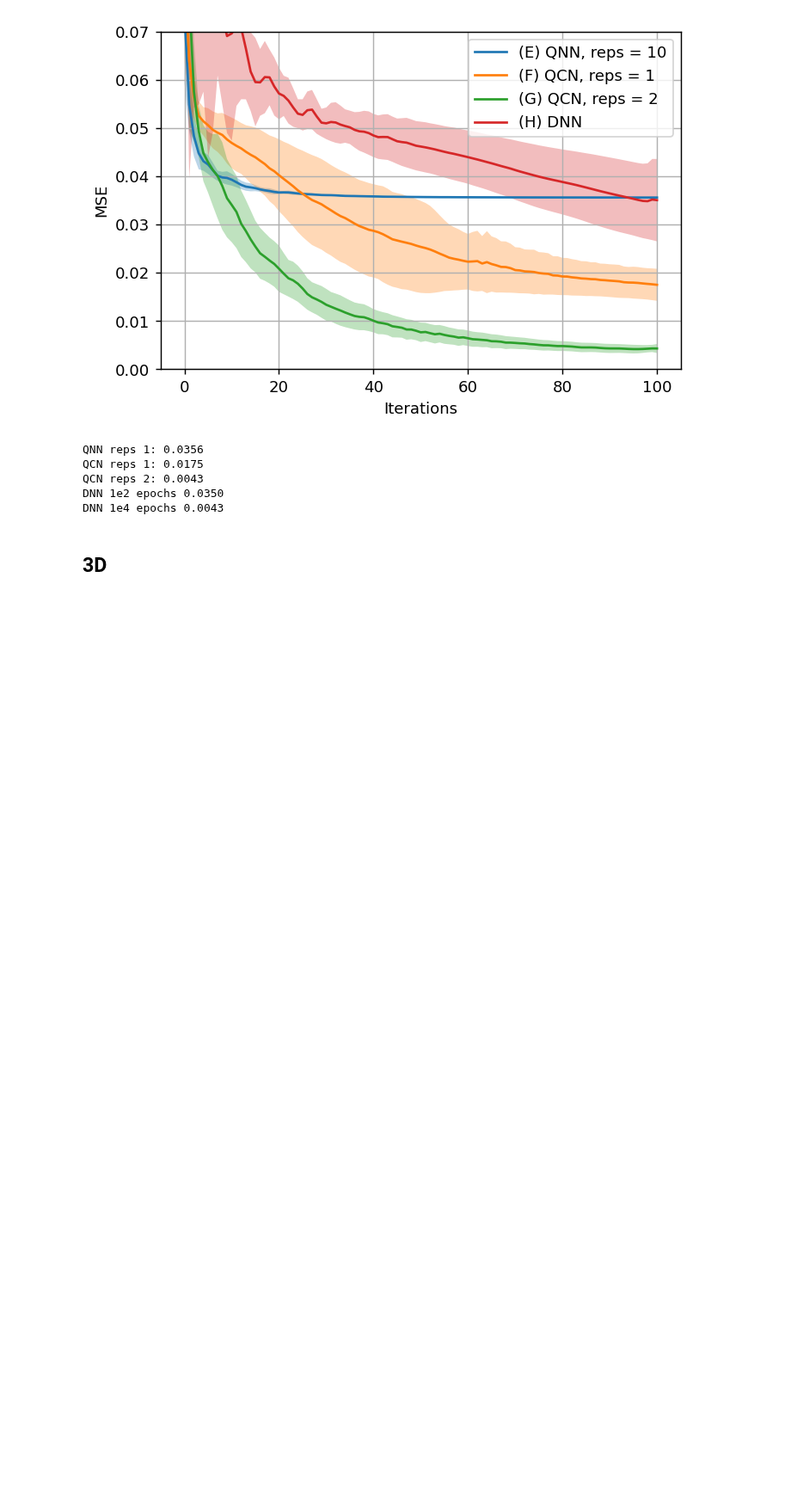
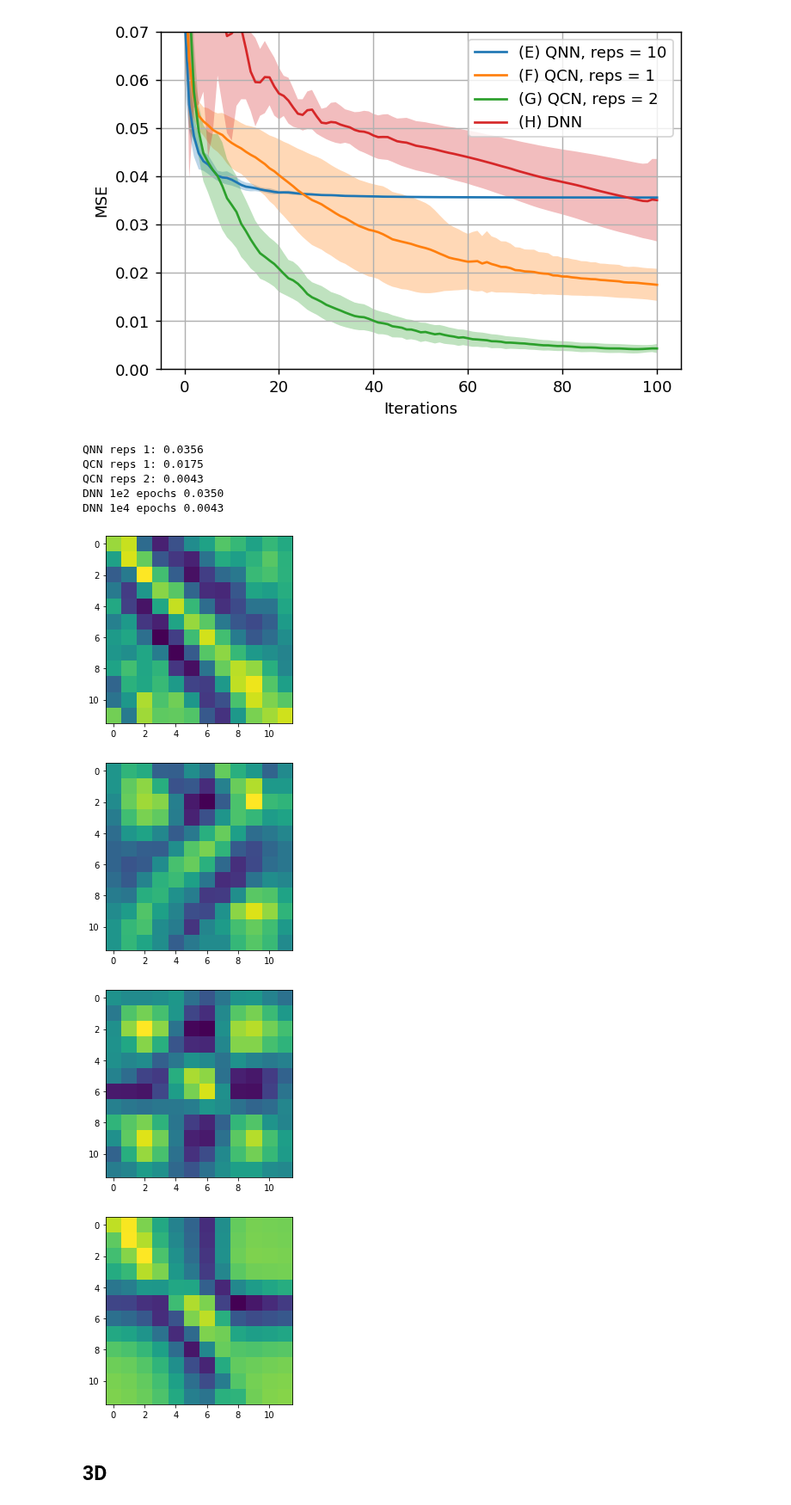
Before and after one commit to KristianWold/Master-Thesis, a Jupyter notebook: notebooks/analysis/Trainability, Analysis.ipynb, the cells around one changed output. Shown at 86% size. Cells and saved outputs as stored; diff of their text form; code cells hidden in the pictures; blank space fills up the shorter version.

```diff
--- a/notebooks/analysis/Trainability, Analysis.ipynb
+++ b/notebooks/analysis/Trainability, Analysis.ipynb
@@ -179,6 +179,25 @@ QCN reps 1: 0.0175
 QCN reps 2: 0.0043
 DNN 1e2 epochs 0.0350
 DNN 1e4 epochs 0.0043
+# %%
+y_pred1 = qnn_list_qnn[0].predict(x_qnn)
+y_pred2 = qnn_list1[0].predict(x_qcn)
+y_pred3 = qnn_list2[0].predict(x_qcn)
+y_pred4 = dnn_list1[0].predict(x_dnn)
+# %%
+plt.imshow(y_pred1.reshape(12,12))
+plt.show()
+plt.imshow(y_pred2.reshape(12,12))
+plt.show()
+plt.imshow(y_pred3.reshape(12,12))
+plt.show()
+plt.imshow(y_pred4.reshape(12,12))
+plt.show()
+# %% [output]
+[figure, added]
+[figure, added]
+[figure, added]
+[figure, added]
 # %% [markdown]
 ## 3D
 # %%
```
Also changed, not shown: 8 other files.
